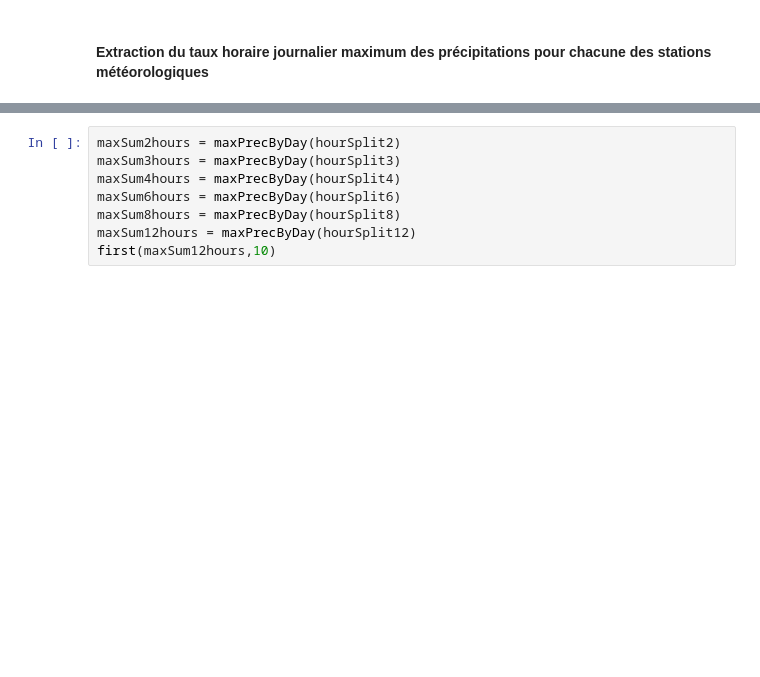
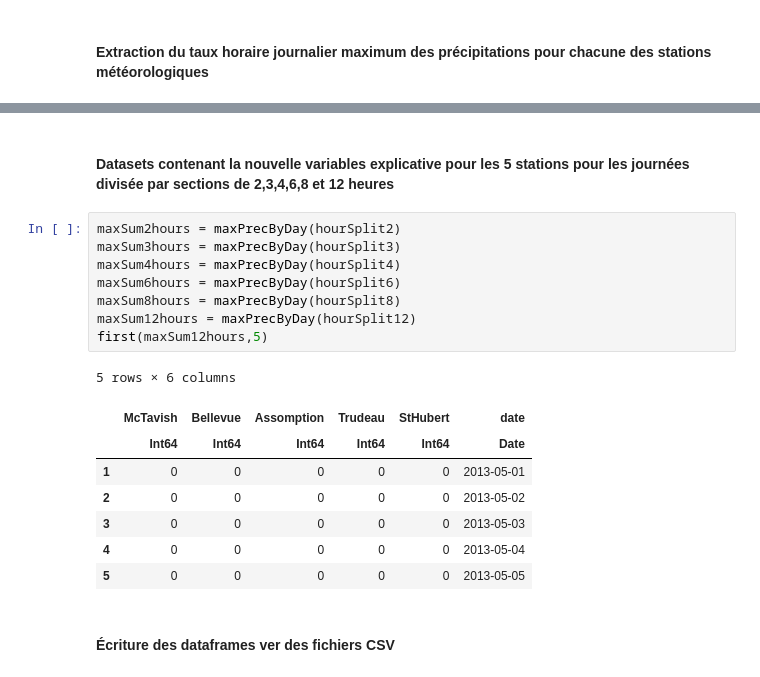
Before and after one commit to SamuelA-L/Prob-et-Stats-IA, a Jupyter notebook: DataSets.ipynb, the cells around one changed output, grey strips where cells are left out. Cells and saved outputs as stored; diff of their text form; blank space fills up the shorter version.

Commit message:
clean de datasets

```diff
--- a/DataSets.ipynb
+++ b/DataSets.ipynb
@@ -344,11 +572,24 @@ end
+# %% [markdown]
+#### Datasets contenant la nouvelle variables explicative pour les 5 stations pour les journées divisée par sections de 2,3,4,6,8 et 12 heures
 # %%
 maxSum2hours = maxPrecByDay(hourSplit2)
 maxSum3hours = maxPrecByDay(hourSplit3)
 maxSum4hours = maxPrecByDay(hourSplit4)
 maxSum6hours = maxPrecByDay(hourSplit6)
 maxSum8hours = maxPrecByDay(hourSplit8)
 maxSum12hours = maxPrecByDay(hourSplit12)
-first(maxSum12hours,10)
+first(maxSum12hours,5)
+# %% [output]
+5 rows × 6 columns
+|  | McTavish | Bellevue | Assomption | Trudeau | StHubert | date |
+|  | Int64 | Int64 | Int64 | Int64 | Int64 | Date |
+| 1 | 0 | 0 | 0 | 0 | 0 | 2013-05-01 |
+| 2 | 0 | 0 | 0 | 0 | 0 | 2013-05-02 |
+| 3 | 0 | 0 | 0 | 0 | 0 | 2013-05-03 |
+| 4 | 0 | 0 | 0 | 0 | 0 | 2013-05-04 |
+| 5 | 0 | 0 | 0 | 0 | 0 | 2013-05-05 |
+# %% [markdown]
+#### Écriture des dataframes ver des fichiers CSV
 # %%
 CSV.write("./data/new_datasets/max_precipitation_day_split/maxPrecBy2hours.csv",maxSum2hours)
 CSV.write("./data/new_datasets/max_precipitation_day_split/maxPrecBy3hours.csv",maxSum3hours)
```
Also changed, not shown: parts of 66 cells of this notebook.
